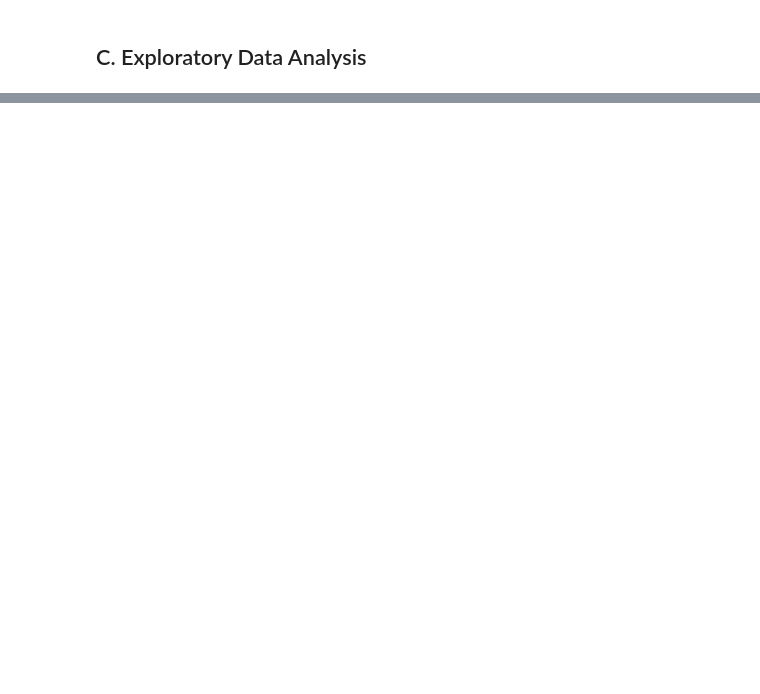
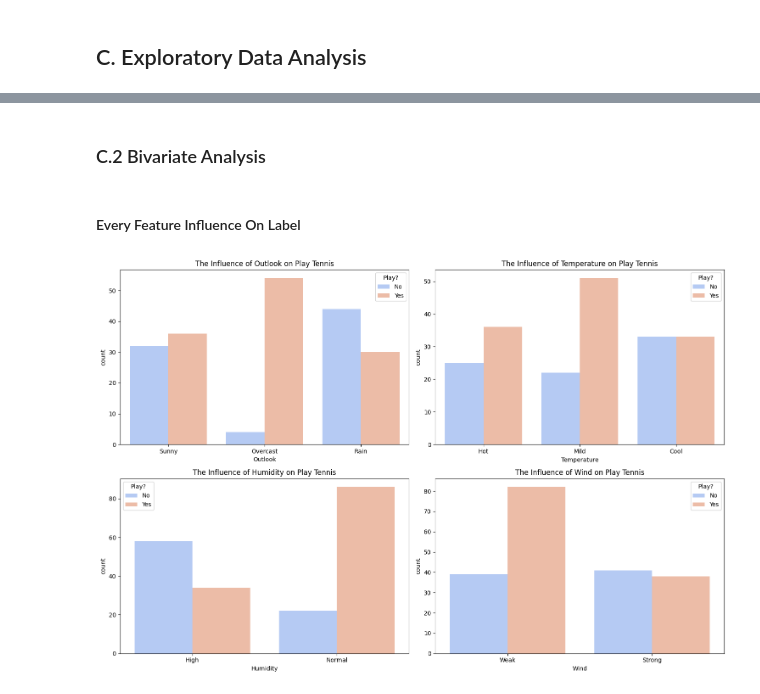
Before and after one commit to HablSank/1Day-1Dataset_MachineLearningProject, a Jupyter notebook: Day-14/Decision Tree Classification (Play Tennis)/playtennis.ipynb, the cells around one changed output, grey strips where cells are left out. Drawn from its saved outputs; the diff is of its cells as text; code cells hidden in the pictures; blank space fills up the shorter version.

```diff
--- a/Day-14/Decision Tree Classification (Play Tennis)/playtennis.ipynb
+++ b/Day-14/Decision Tree Classification (Play Tennis)/playtennis.ipynb
@@ -160,0 +197,17 @@ df.head()
+# %% [markdown]
+### C.2 Bivariate Analysis
+# %% [markdown]
+#### Every Feature Influence On Label
+# %%
+plt.figure(figsize=(15, 10))
+
+for i, col in enumerate(features):
+    plt.subplot(2, 2, i+1)
+    sns.countplot(x=col, hue='PlayTennis', data=df, palette='coolwarm')
+    plt.title(f'The Influence of {col} on Play Tennis')
+    plt.legend(title='Play?')
+
+plt.tight_layout()
+plt.show()
+# %% [output]
+[figure, added]
```
Also changed, not shown: parts of 25 cells of this notebook.
